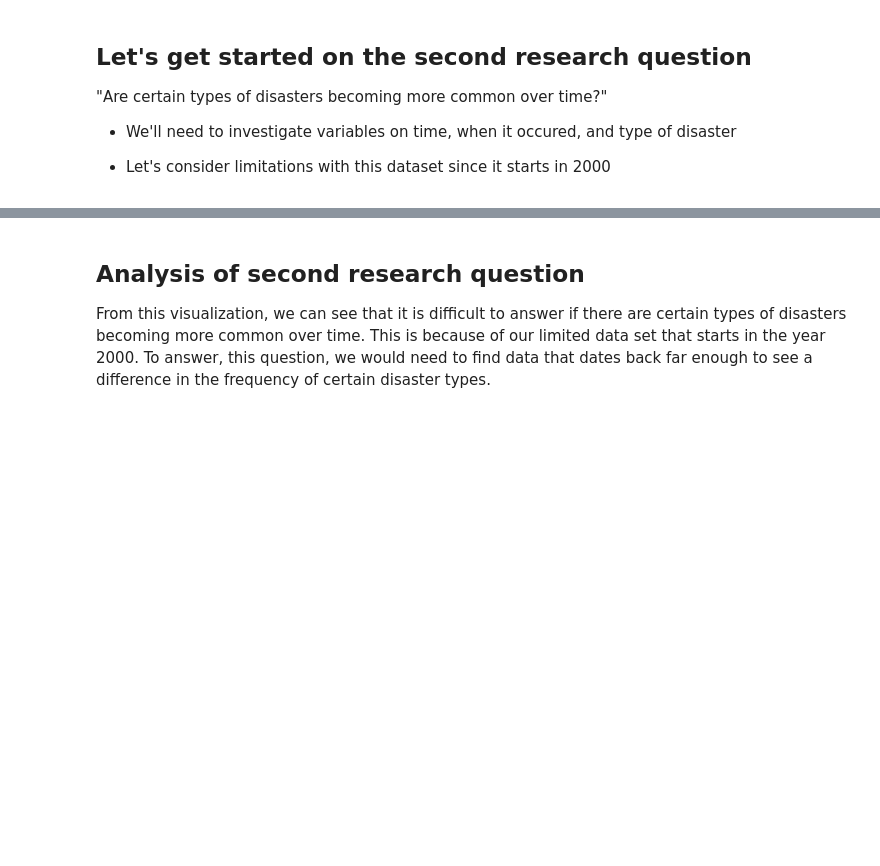
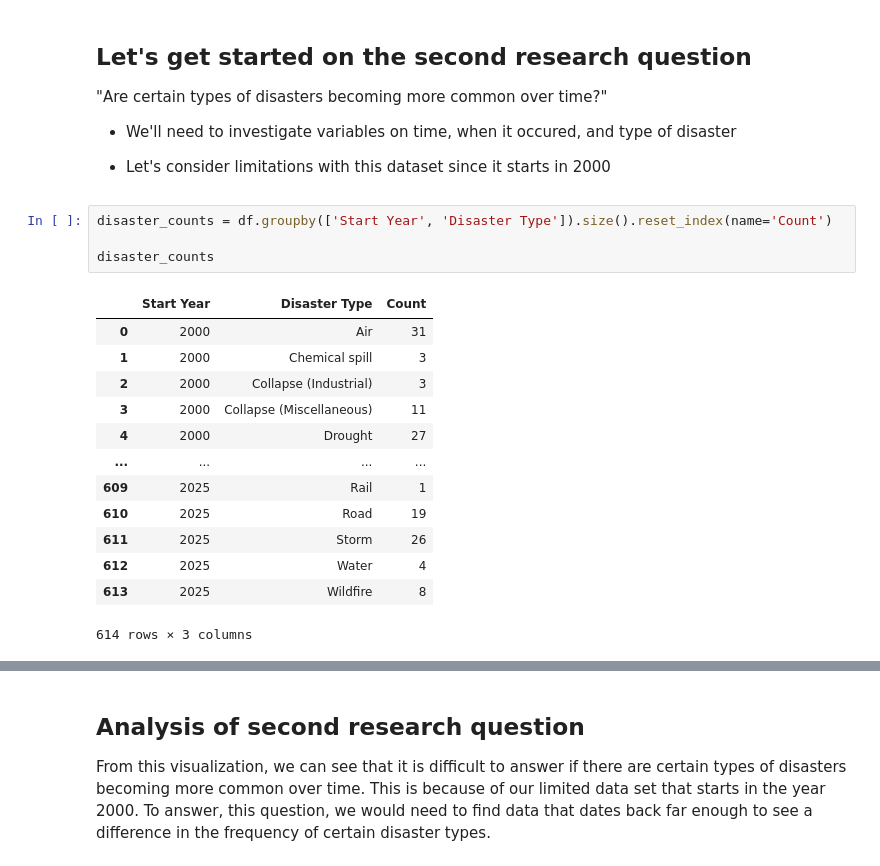
Before and after one commit to megaminding/machine_learning_research, a Jupyter notebook: posts/Environmental Machine Learning Project/index.ipynb, the cells around one changed output, grey strips where cells are left out. Drawn from its saved outputs; the diff is of its cells as text; blank space fills up the shorter version.

```diff
--- a/posts/Environmental Machine Learning Project/index.ipynb
+++ b/posts/Environmental Machine Learning Project/index.ipynb
@@ -261,4 +261,22 @@ From this visualization, we can see that India, China, and the USA have experien
 - We'll need to investigate variables on time, when it occured, and type of disaster
 
 - Let's consider limitations with this dataset since it starts in 2000
+# %%
+disaster_counts = df.groupby(['Start Year', 'Disaster Type']).size().reset_index(name='Count')
+
+disaster_counts
+# %% [output]
+|  | Start Year | Disaster Type | Count |
+| 0 | 2000 | Air | 31 |
+| 1 | 2000 | Chemical spill | 3 |
+| 2 | 2000 | Collapse (Industrial) | 3 |
+| 3 | 2000 | Collapse (Miscellaneous) | 11 |
+| 4 | 2000 | Drought | 27 |
+| ... | ... | ... | ... |
+| 609 | 2025 | Rail | 1 |
+| 610 | 2025 | Road | 19 |
+| 611 | 2025 | Storm | 26 |
+| 612 | 2025 | Water | 4 |
+| 613 | 2025 | Wildfire | 8 |
+614 rows × 3 columns
 # %%
```
Also changed, not shown: parts of 7 cells of this notebook, 7 other files.
